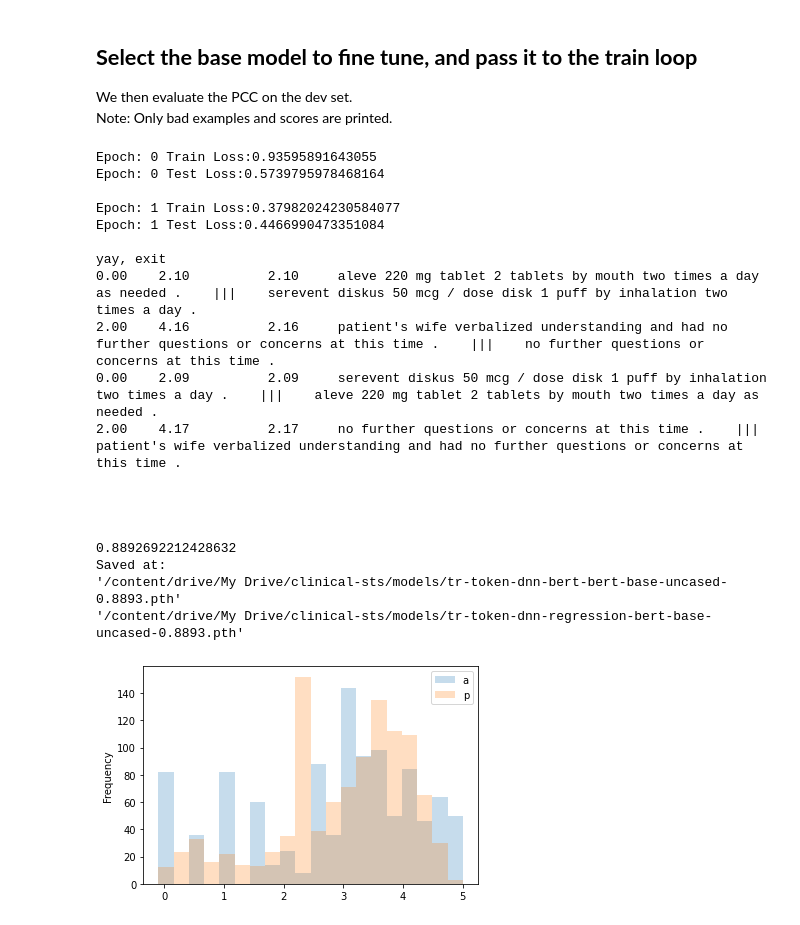
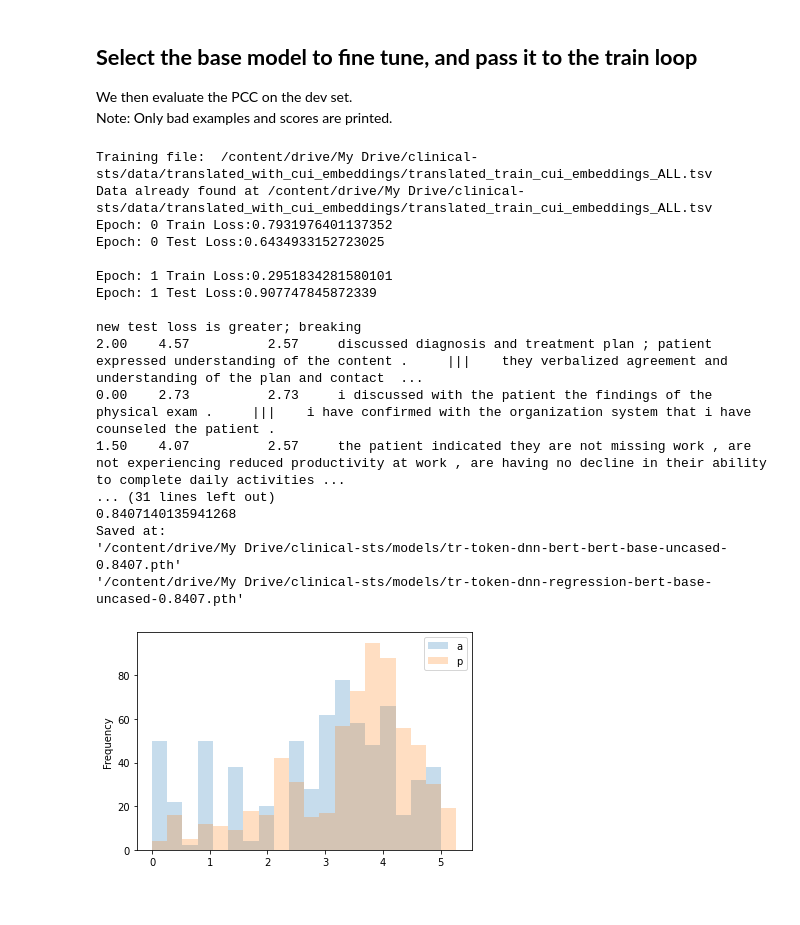
Before and after one commit to sreenivasanramesh/clinical-sts, a Jupyter notebook: phase2/TR_TOKEN_EMB_CUI/train_translated_token_emb.ipynb, the cells around one changed output. Cells and saved outputs as stored; diff of their text form; code cells hidden in the pictures.

```diff
--- a/phase2/TR_TOKEN_EMB_CUI/train_translated_token_emb.ipynb
+++ b/phase2/TR_TOKEN_EMB_CUI/train_translated_token_emb.ipynb
@@ -240,0 +150,3 @@ def load_data(tokenizer, batch_size, cased=False):
+# %%
+train, test = get_data(sent_type="ALL")
+train[1]
@@ -360,11 +390,11 @@ def run_new_method(my_bert, optimizer, regression_head, regression_optimizer, tr
         # if curr_test_loss < 0.50 or train_loss < 0.25:
         #     print("yay, exit")
         #     break
-        # curr_test_loss = test_loss/test_batch_count
-        # if curr_test_loss-old_test_loss >= 0.03 or curr_test_loss<0.61:
-        #     print("new test loss is greater; breaking")
-        #     break
-        # old_test_loss = curr_test_loss
+        curr_test_loss = test_loss/test_batch_count
+        if curr_test_loss-old_test_loss >= 0.03 or curr_test_loss<0.61:
+            print("new test loss is greater; breaking")
+            break
+        old_test_loss = curr_test_loss
     return my_bert, regression_head
 
 
@@ -436,50 +466,49 @@ def get_optimizer_params(model):
 We then evaluate the PCC on the dev set.
 Note: Only bad examples and scores are printed.
 # %%
+SENT_TYPE = "ALL"
 MODEL = "bert-base-uncased"
 my_bert = BertModel.from_pretrained(MODEL, output_hidden_states=True)
 my_bert.cuda()
 
 regression_head = linearRegression().cuda()
 regression_optimizer = torch.optim.Adam(regression_head.parameters(), lr=1e-4)
 
 
 tokenizer = BertTokenizer.from_pretrained(MODEL, output_hidden_states=True)
-train_dataloader, test_dataloader = load_data(tokenizer=tokenizer, batch_size=8)
+train_dataloader, test_dataloader = load_data(tokenizer=tokenizer, batch_size=8, sent_type=SENT_TYPE)
 bert_config = BertConfig.from_pretrained(MODEL, output_hidden_states=True)
 my_bert_optimizer = AdamW(get_optimizer_params(my_bert), lr=1e-5)
 updated_model, regression_head = run_new_method(my_bert=my_bert, optimizer=my_bert_optimizer, # optimizer
                                                 regression_head=regression_head,
                                                 regression_optimizer=regression_optimizer,
                                                 train_dataloader=train_dataloader,
                                                 test_dataloader=test_dataloader,
                                                 epochs=3)
 
 pcc = evaluate_model(updated_model, regression_head, test_dataloader)
 model_loc = "/content/drive/My Drive/clinical-sts/models/tr-token-dnn-bert-{}-{:.4f}.pth".format(MODEL, pcc)
 regression_loc = "/content/drive/My Drive/clinical-sts/models/tr-token-dnn-regression-{}-{:.4f}.pth".format(MODEL, pcc)
 torch.save(updated_model, model_loc)
 torch.save(regression_head, regression_loc)
 print("Saved at:\n'{}'\n'{}'".format(model_loc, regression_loc))
 # %% [output]
-Epoch: 0 Train Loss:0.93595891643055
-Epoch: 0 Test Loss:0.5739795978468164
+Training file:  /content/drive/My Drive/clinical-sts/data/translated_with_cui_embeddings/translated_train_cui_embeddings_ALL.tsv
+Data already found at /content/drive/My Drive/clinical-sts/data/translated_with_cui_embeddings/translated_train_cui_embeddings_ALL.tsv
+Epoch: 0 Train Loss:0.7931976401137352
+Epoch: 0 Test Loss:0.6434933152723025
 
-Epoch: 1 Train Loss:0.37982024230584077
-Epoch: 1 Test Loss:0.4466990473351084
+Epoch: 1 Train Loss:0.2951834281580101
+Epoch: 1 Test Loss:0.907747845872339
 
-yay, exit
-0.00    2.10          2.10     aleve 220 mg tablet 2 tablets by mouth two times a day as needed .    |||    serevent diskus 50 mcg / dose disk 1 puff by inhalation two times a day .
-2.00    4.16          2.16     patient's wife verbalized understanding and had no further questions or concerns at this time .    |||    no further questions or concerns at this time .
-0.00    2.09          2.09     serevent diskus 50 mcg / dose disk 1 puff by inhalation two times a day .    |||    aleve 220 mg tablet 2 tablets by mouth two times a day as needed .
-2.00    4.17          2.17     no further questions or concerns at this time .    |||    patient's wife verbalized understanding and had no further questions or concerns at this time .
-
-
-
-
-0.8892692212428632
+new test loss is greater; breaking
+2.00    4.57          2.57     discussed diagnosis and treatment plan ; patient expressed understanding of the content .     |||    they verbalized agreement and understanding of the plan and contact  ...
+0.00    2.73          2.73     i discussed with the patient the findings of the physical exam .     |||    i have confirmed with the organization system that i have counseled the patient .
+1.50    4.07          2.57     the patient indicated they are not missing work , are not experiencing reduced productivity at work , are having no decline in their ability to complete daily activities ...
+... (31 lines left out)
+0.8407140135941268
 Saved at:
-'/content/drive/My Drive/clinical-sts/models/tr-token-dnn-bert-bert-base-uncased-0.8893.pth'
-'/content/drive/My Drive/clinical-sts/models/tr-token-dnn-regression-bert-base-uncased-0.8893.pth'
+'/content/drive/My Drive/clinical-sts/models/tr-token-dnn-bert-bert-base-uncased-0.8407.pth'
+'/content/drive/My Drive/clinical-sts/models/tr-token-dnn-regression-bert-base-uncased-0.8407.pth'
-[figure, old version]
+[figure, new version]
 # %%
```
Also changed, not shown: parts of 7 cells of this notebook, 4 other files.
